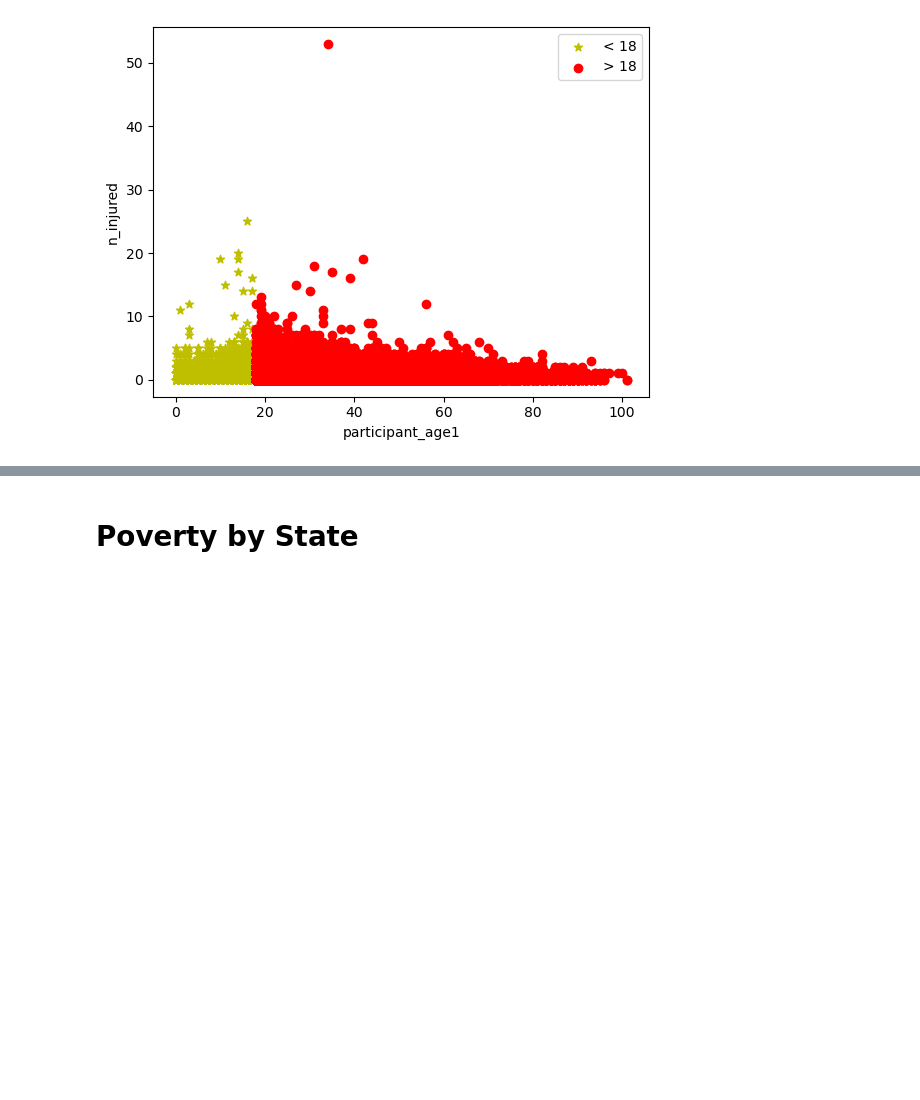
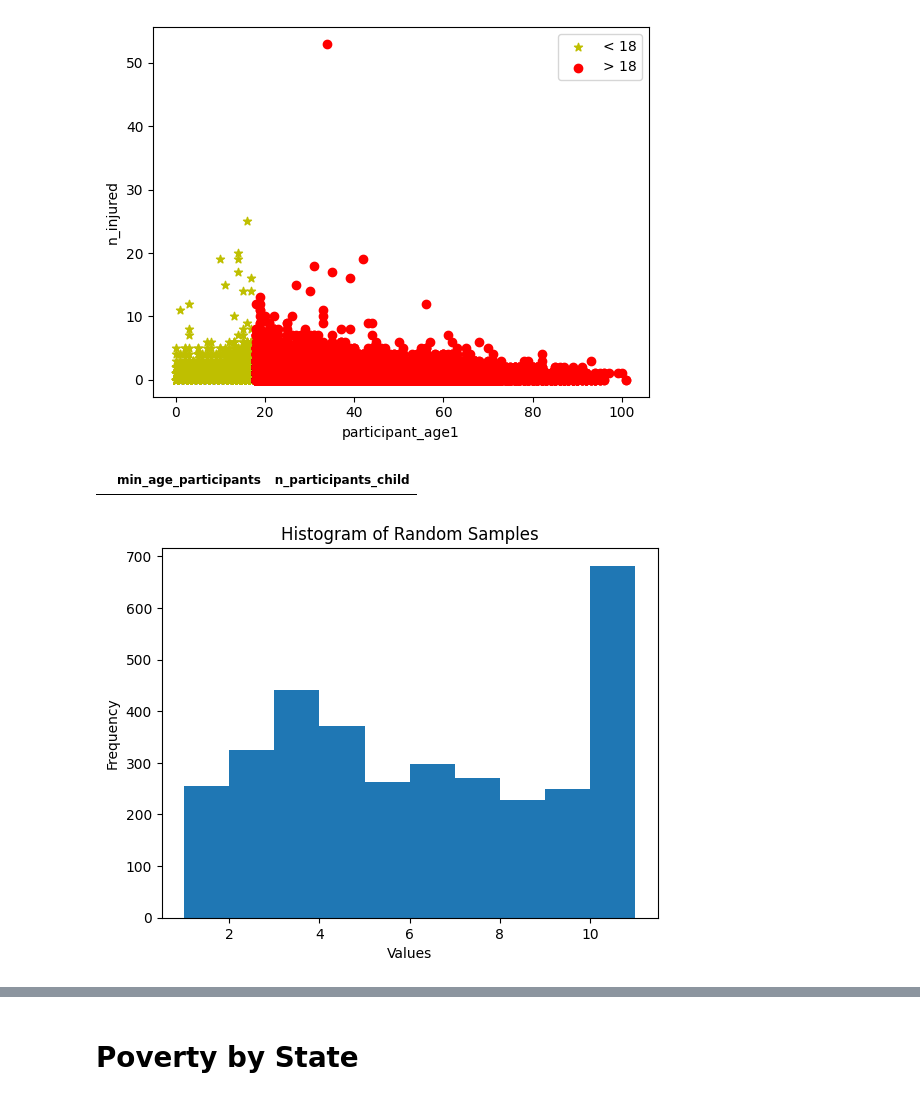
Before and after one commit to vezzusamu/dm-project, a Jupyter notebook: data_preparation.ipynb, the cells around one changed output, grey strips where cells are left out. Cells and saved outputs as stored; diff of their text form; code cells hidden in the pictures; blank space fills up the shorter version.

```diff
--- a/data_preparation.ipynb
+++ b/data_preparation.ipynb
@@ -650,6 +730,26 @@ plt.legend()
 plt.show()
 # %% [output]
 [figure]
+# %%
+result_df = df[(df["min_age_participants"].isna()) & (df["n_participants_child"] < 0)][["min_age_participants", "n_participants_child"]]
+result_df
+# %% [output]
+|  | min_age_participants | n_participants_child |
+# %%
+# Assuming df is your DataFrame
+condition = (df["min_age_participants"] < 12) & (df["min_age_participants"] > 0)
+
+# Generate the random samples
+random_row = np.random.choice(df.loc[condition]["min_age_participants"], size=len(df.loc[condition]))
+
+# Create a histogram
+plt.hist(random_row)  # You can adjust the number of bins as needed
+plt.xlabel("Values")
+plt.ylabel("Frequency")
+plt.title("Histogram of Random Samples")
+plt.show()
+# %% [output]
+[figure, added]
 # %%
 #plot matrix with different colors for correlation
 plt.matshow(df.corr())
```
Also changed, not shown: parts of 27 cells of this notebook, 1 other file.
